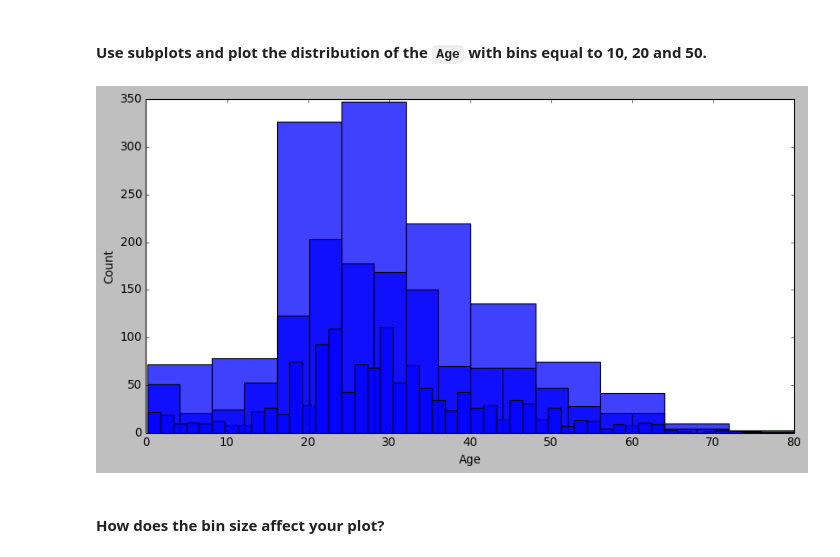
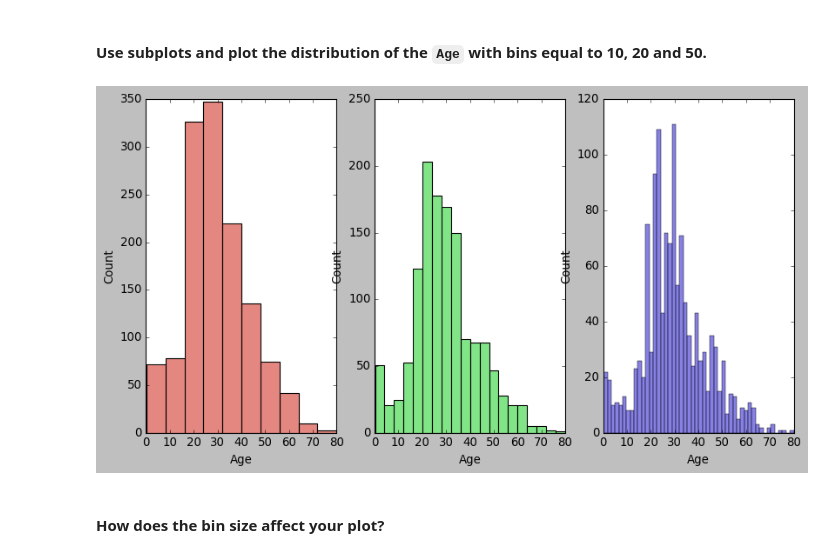
Before and after one commit to Ironhack-Data-Madrid-Marzo-2022/5.2-lab-matplotlib-seaborn, a Jupyter notebook: your-code/main.ipynb, the cells around one changed output. Drawn from its saved outputs; the diff is of its cells as text; code cells hidden in the pictures.

```diff
--- a/your-code/main.ipynb
+++ b/your-code/main.ipynb
@@ -190,16 +183,20 @@ sns.histplot(x=titanic.Age);
 [figure]
 # %% [markdown]
 #### Use subplots and plot the distribution of the `Age`  with bins equal to 10, 20 and 50.
-# %%
-
-lst=[10,20,50]
-for i in lst:
-
-        sns.histplot(x=titanic.Age,
-
-                     bins=i);
-# %% [output]
-[figure, removed]
+# %%
+colores=sns.color_palette("hls", 3)
+
+fig, ax = plt.subplots(1, 3)
+for i, e in enumerate([10,20,50]):
+
+
+        sns.histplot(x=titanic.Age,
+                     ax=ax[i],
+                     color=colores[i],
+
+                     bins=e);
+# %% [output]
+[figure, added]
 # %% [markdown]
 #### How does the bin size affect your plot?
 # %%
```
Also changed, not shown: parts of 27 cells of this notebook.
